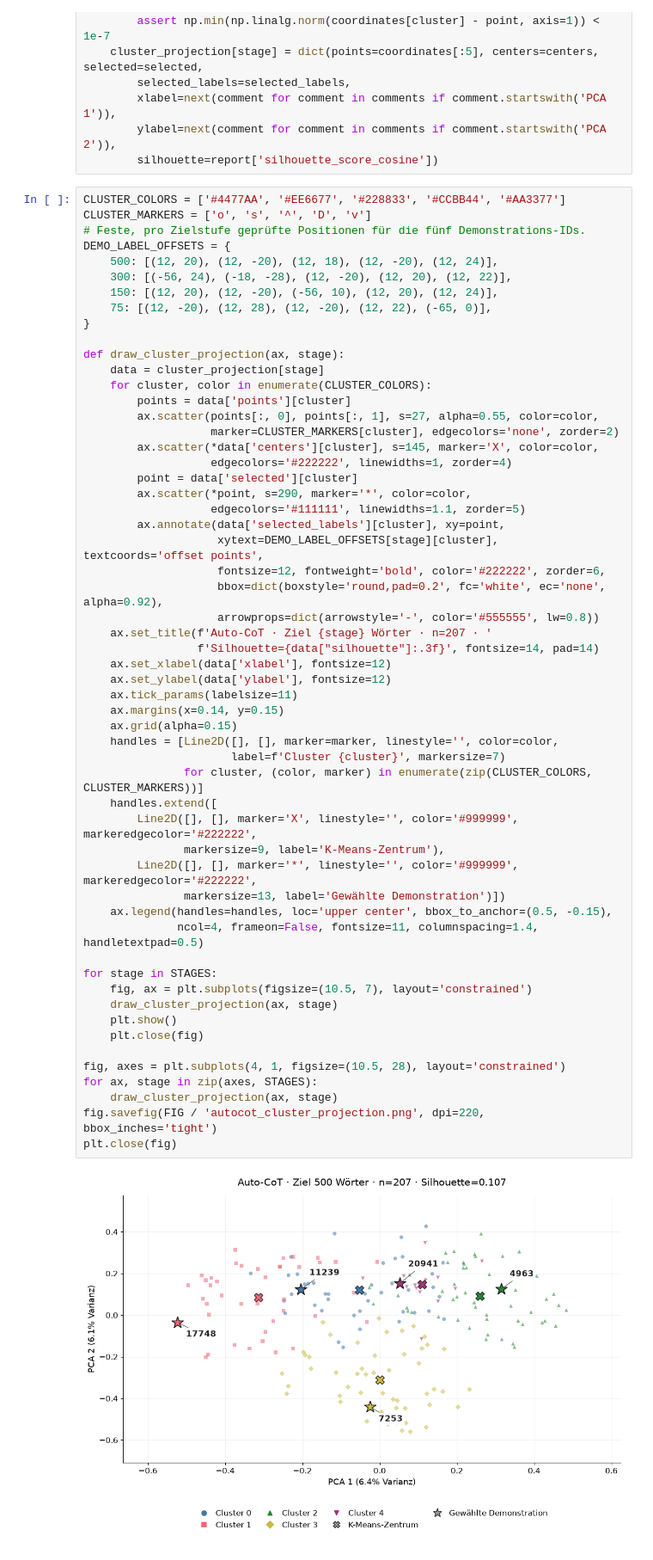
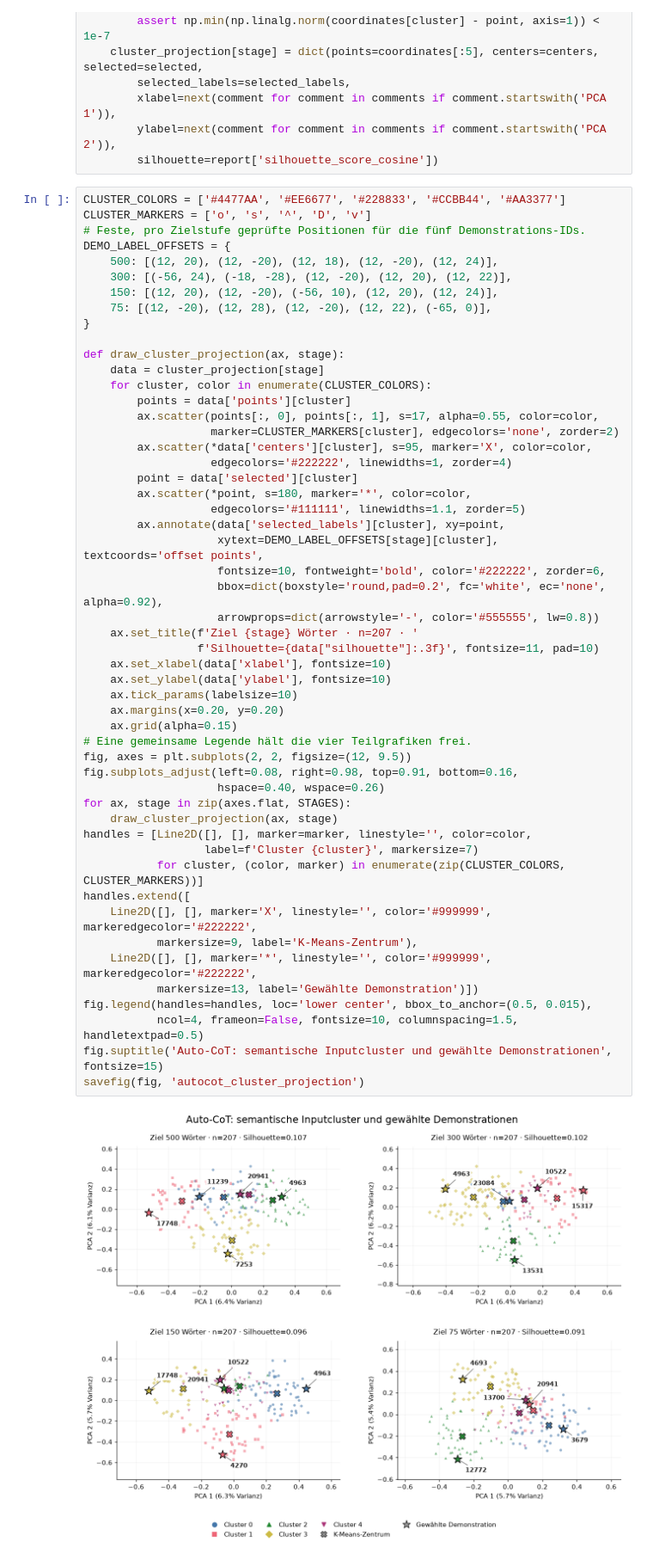
Before and after one commit to EdgarXB/Masterarbeit_Faktenretention_unter_rekursiver_Kompressionskette, a Jupyter notebook: notebooks/03_textlaenge.ipynb, the cells around one changed output. Shown at 86% size. Drawn from its saved outputs; the diff is of its cells as text.

```diff
--- a/notebooks/03_textlaenge.ipynb
+++ b/notebooks/03_textlaenge.ipynb
@@ -732,58 +724,54 @@ for svg_axis, stage in zip(svg_axes, STAGES):
 # %%
 CLUSTER_COLORS = ['#4477AA', '#EE6677', '#228833', '#CCBB44', '#AA3377']
 CLUSTER_MARKERS = ['o', 's', '^', 'D', 'v']
 # Feste, pro Zielstufe geprüfte Positionen für die fünf Demonstrations-IDs.
 DEMO_LABEL_OFFSETS = {
     500: [(12, 20), (12, -20), (12, 18), (12, -20), (12, 24)],
     300: [(-56, 24), (-18, -28), (12, -20), (12, 20), (12, 22)],
     150: [(12, 20), (12, -20), (-56, 10), (12, 20), (12, 24)],
     75: [(12, -20), (12, 28), (12, -20), (12, 22), (-65, 0)],
 }
 
 def draw_cluster_projection(ax, stage):
     data = cluster_projection[stage]
     for cluster, color in enumerate(CLUSTER_COLORS):
         points = data['points'][cluster]
-        ax.scatter(points[:, 0], points[:, 1], s=27, alpha=0.55, color=color,
+        ax.scatter(points[:, 0], points[:, 1], s=17, alpha=0.55, color=color,
                    marker=CLUSTER_MARKERS[cluster], edgecolors='none', zorder=2)
-        ax.scatter(*data['centers'][cluster], s=145, marker='X', color=color,
+        ax.scatter(*data['centers'][cluster], s=95, marker='X', color=color,
                    edgecolors='#222222', linewidths=1, zorder=4)
         point = data['selected'][cluster]
-        ax.scatter(*point, s=290, marker='*', color=color,
+        ax.scatter(*point, s=180, marker='*', color=color,
                    edgecolors='#111111', linewidths=1.1, zorder=5)
         ax.annotate(data['selected_labels'][cluster], xy=point,
                     xytext=DEMO_LABEL_OFFSETS[stage][cluster], textcoords='offset points',
-                    fontsize=12, fontweight='bold', color='#222222', zorder=6,
+                    fontsize=10, fontweight='bold', color='#222222', zorder=6,
                     bbox=dict(boxstyle='round,pad=0.2', fc='white', ec='none', alpha=0.92),
                     arrowprops=dict(arrowstyle='-', color='#555555', lw=0.8))
-    ax.set_title(f'Auto-CoT · Ziel {stage} Wörter · n=207 · '
-                 f'Silhouette={data["silhouette"]:.3f}', fontsize=14, pad=14)
-    ax.set_xlabel(data['xlabel'], fontsize=12)
-    ax.set_ylabel(data['ylabel'], fontsize=12)
-    ax.tick_params(labelsize=11)
-    ax.margins(x=0.14, y=0.15)
+    ax.set_title(f'Ziel {stage} Wörter · n=207 · '
+                 f'Silhouette={data["silhouette"]:.3f}', fontsize=11, pad=10)
+    ax.set_xlabel(data['xlabel'], fontsize=10)
+    ax.set_ylabel(data['ylabel'], fontsize=10)
+    ax.tick_params(labelsize=10)
+    ax.margins(x=0.20, y=0.20)
     ax.grid(alpha=0.15)
-    handles = [Line2D([], [], marker=marker, linestyle='', color=color,
-                      label=f'Cluster {cluster}', markersize=7)
-               for cluster, (color, marker) in enumerate(zip(CLUSTER_COLORS, CLUSTER_MARKERS))]
-    handles.extend([
-        Line2D([], [], marker='X', linestyle='', color='#999999', markeredgecolor='#222222',
-               markersize=9, label='K-Means-Zentrum'),
-        Line2D([], [], marker='*', linestyle='', color='#999999', markeredgecolor='#222222',
-               markersize=13, label='Gewählte Demonstration')])
-    ax.legend(handles=handles, loc='upper center', bbox_to_anchor=(0.5, -0.15),
-              ncol=4, frameon=False, fontsize=11, columnspacing=1.4, handletextpad=0.5)
-
-for stage in STAGES:
-    fig, ax = plt.subplots(figsize=(10.5, 7), layout='constrained')
+# Eine gemeinsame Legende hält die vier Teilgrafiken frei.
+fig, axes = plt.subplots(2, 2, figsize=(12, 9.5))
+fig.subplots_adjust(left=0.08, right=0.98, top=0.91, bottom=0.16,
+                    hspace=0.40, wspace=0.26)
+for ax, stage in zip(axes.flat, STAGES):
     draw_cluster_projection(ax, stage)
-    plt.show()
-    plt.close(fig)
-
-fig, axes = plt.subplots(4, 1, figsize=(10.5, 28), layout='constrained')
-for ax, stage in zip(axes, STAGES):
-    draw_cluster_projection(ax, stage)
-fig.savefig(FIG / 'autocot_cluster_projection.png', dpi=220, bbox_inches='tight')
-plt.close(fig)
+handles = [Line2D([], [], marker=marker, linestyle='', color=color,
+                  label=f'Cluster {cluster}', markersize=7)
+           for cluster, (color, marker) in enumerate(zip(CLUSTER_COLORS, CLUSTER_MARKERS))]
+handles.extend([
+    Line2D([], [], marker='X', linestyle='', color='#999999', markeredgecolor='#222222',
+           markersize=9, label='K-Means-Zentrum'),
+    Line2D([], [], marker='*', linestyle='', color='#999999', markeredgecolor='#222222',
+           markersize=13, label='Gewählte Demonstration')])
+fig.legend(handles=handles, loc='lower center', bbox_to_anchor=(0.5, 0.015),
+           ncol=4, frameon=False, fontsize=10, columnspacing=1.5, handletextpad=0.5)
+fig.suptitle('Auto-CoT: semantische Inputcluster und gewählte Demonstrationen', fontsize=15)
+savefig(fig, 'autocot_cluster_projection')
 # %% [output]
-[figure, old version]
+[figure, new version]
```
Also changed, not shown: parts of 4 cells of this notebook, 3 other files.
